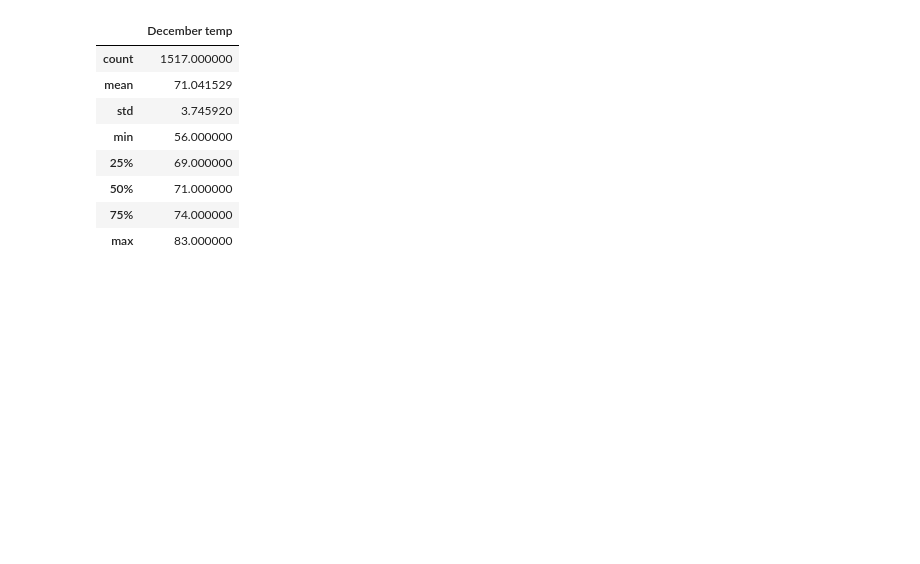
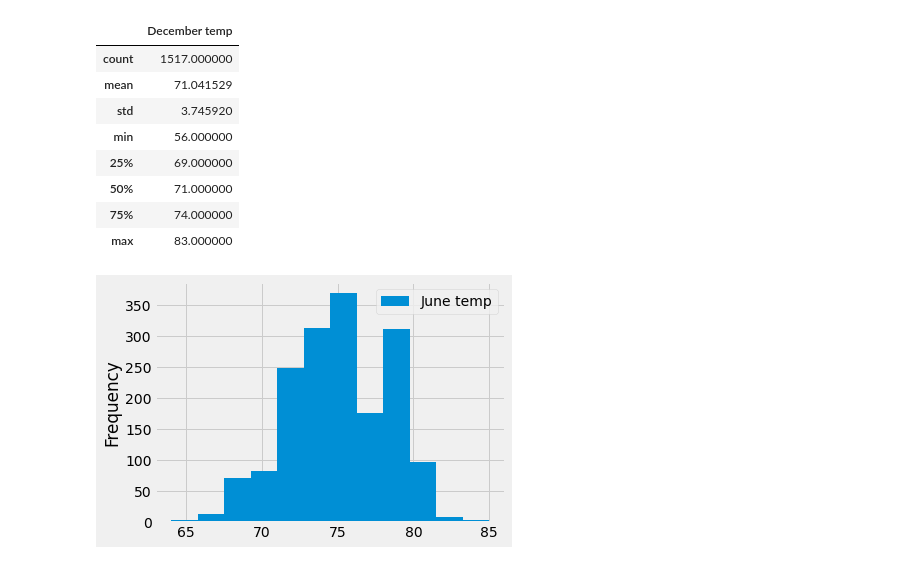
Before and after one commit to snkty8/Surfs_Up, a Jupyter notebook: SurfsUp_Challenge.ipynb, the cells around one changed output. Cells and saved outputs as stored; diff of their text form; code cells hidden in the pictures; blank space fills up the shorter version.

Commit message:
histogram pics

```diff
--- a/SurfsUp_Challenge.ipynb
+++ b/SurfsUp_Challenge.ipynb
@@ -154,3 +154,13 @@ december_df.describe()
 | 50% | 71.000000 |
 | 75% | 74.000000 |
 | max | 83.000000 |
+# %%
+%matplotlib inline
+from matplotlib import style
+style.use('fivethirtyeight')
+import matplotlib.pyplot as plt
+
+df.plot.hist(bins=12)
+plt.tight_layout()
+# %% [output]
+[figure, added]
```
Also changed, not shown: parts of 1 cell of this notebook, 5 other files.
